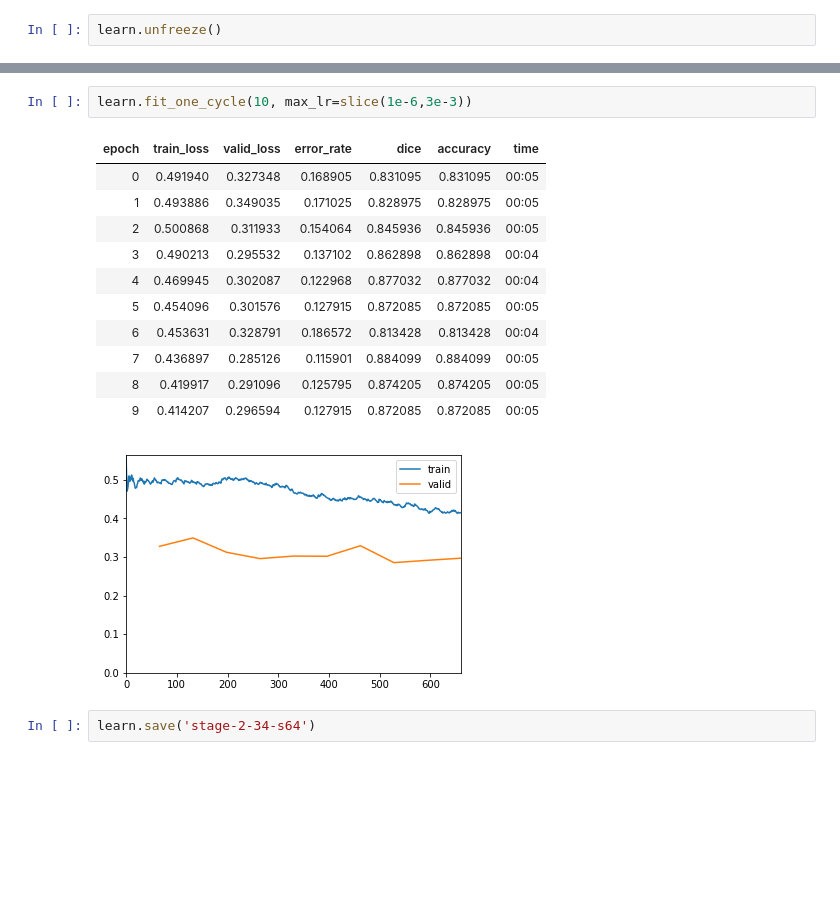
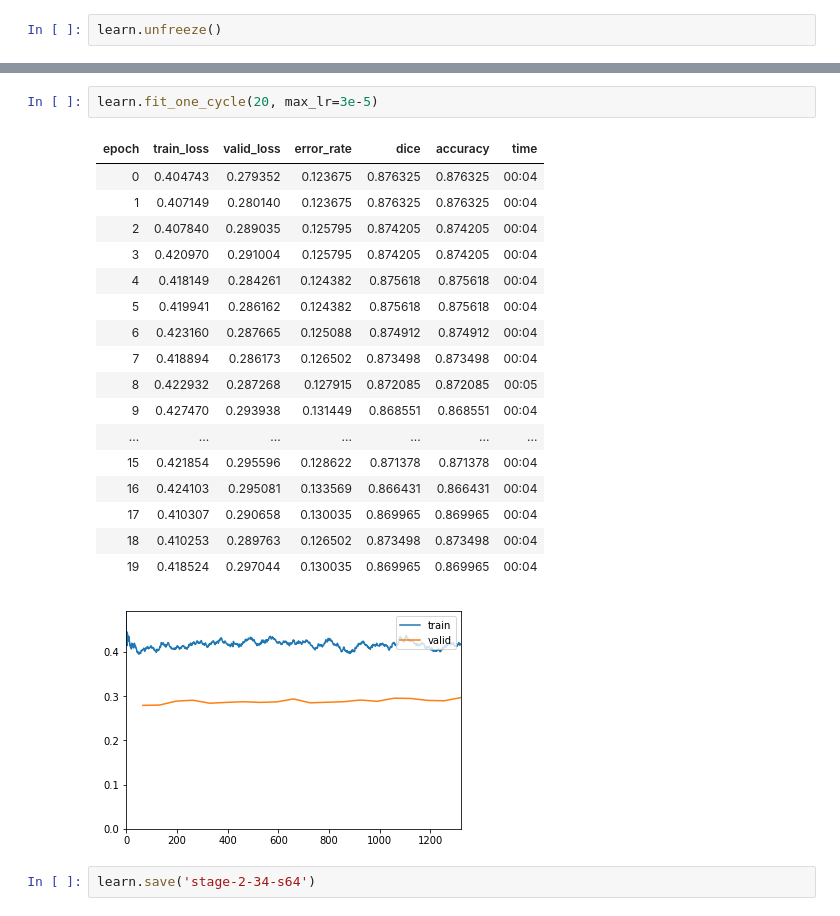
Before and after one commit to DeepNeuralAI/DL-Brain-Tumor-Detection, a Jupyter notebook: brain tumor classification.ipynb, the cells around one changed output, grey strips where cells are left out. Drawn from its saved outputs; the diff is of its cells as text; blank space fills up the shorter version.

```diff
--- a/brain tumor classification.ipynb
+++ b/brain tumor classification.ipynb
@@ -308,18 +308,24 @@ LR Finder is complete, type {learner_name}.recorder.plot() to see the graph.
 # %%
-learn.fit_one_cycle(10, max_lr=slice(1e-6,3e-3))
+learn.fit_one_cycle(20, max_lr=3e-5)
 # %% [output]
 | epoch | train_loss | valid_loss | error_rate | dice | accuracy | time |
-| 0 | 0.491940 | 0.327348 | 0.168905 | 0.831095 | 0.831095 | 00:05 |
-| 1 | 0.493886 | 0.349035 | 0.171025 | 0.828975 | 0.828975 | 00:05 |
-| 2 | 0.500868 | 0.311933 | 0.154064 | 0.845936 | 0.845936 | 00:05 |
-| 3 | 0.490213 | 0.295532 | 0.137102 | 0.862898 | 0.862898 | 00:04 |
-| 4 | 0.469945 | 0.302087 | 0.122968 | 0.877032 | 0.877032 | 00:04 |
-| 5 | 0.454096 | 0.301576 | 0.127915 | 0.872085 | 0.872085 | 00:05 |
-| 6 | 0.453631 | 0.328791 | 0.186572 | 0.813428 | 0.813428 | 00:04 |
-| 7 | 0.436897 | 0.285126 | 0.115901 | 0.884099 | 0.884099 | 00:05 |
-| 8 | 0.419917 | 0.291096 | 0.125795 | 0.874205 | 0.874205 | 00:05 |
-| 9 | 0.414207 | 0.296594 | 0.127915 | 0.872085 | 0.872085 | 00:05 |
+| 0 | 0.404743 | 0.279352 | 0.123675 | 0.876325 | 0.876325 | 00:04 |
+| 1 | 0.407149 | 0.280140 | 0.123675 | 0.876325 | 0.876325 | 00:04 |
+| 2 | 0.407840 | 0.289035 | 0.125795 | 0.874205 | 0.874205 | 00:04 |
+| 3 | 0.420970 | 0.291004 | 0.125795 | 0.874205 | 0.874205 | 00:04 |
+| 4 | 0.418149 | 0.284261 | 0.124382 | 0.875618 | 0.875618 | 00:04 |
+| 5 | 0.419941 | 0.286162 | 0.124382 | 0.875618 | 0.875618 | 00:04 |
+| 6 | 0.423160 | 0.287665 | 0.125088 | 0.874912 | 0.874912 | 00:04 |
+| 7 | 0.418894 | 0.286173 | 0.126502 | 0.873498 | 0.873498 | 00:04 |
+| 8 | 0.422932 | 0.287268 | 0.127915 | 0.872085 | 0.872085 | 00:05 |
+| 9 | 0.427470 | 0.293938 | 0.131449 | 0.868551 | 0.868551 | 00:04 |
+| ... | ... | ... | ... | ... | ... | ... |
+| 15 | 0.421854 | 0.295596 | 0.128622 | 0.871378 | 0.871378 | 00:04 |
+| 16 | 0.424103 | 0.295081 | 0.133569 | 0.866431 | 0.866431 | 00:04 |
+| 17 | 0.410307 | 0.290658 | 0.130035 | 0.869965 | 0.869965 | 00:04 |
+| 18 | 0.410253 | 0.289763 | 0.126502 | 0.873498 | 0.873498 | 00:04 |
+| 19 | 0.418524 | 0.297044 | 0.130035 | 0.869965 | 0.869965 | 00:04 |
-[figure, old version]
+[figure, new version]
 # %%
 learn.save('stage-2-34-s64')
 # %%
```
Also changed, not shown: parts of 36 cells of this notebook, 1 other file.
